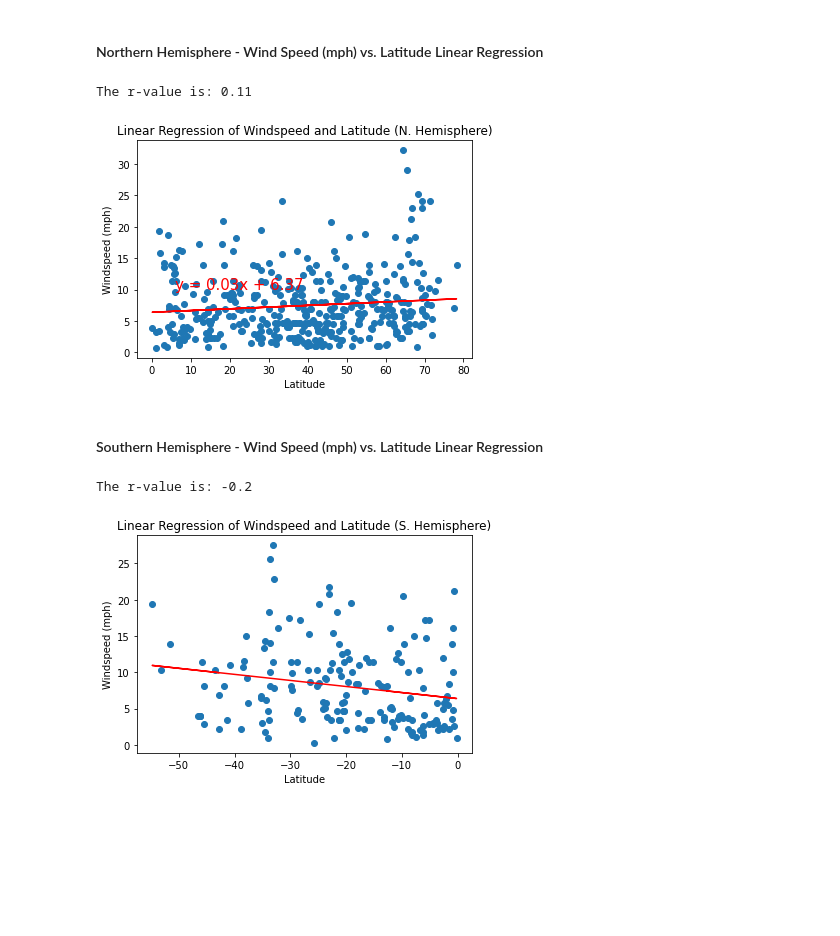
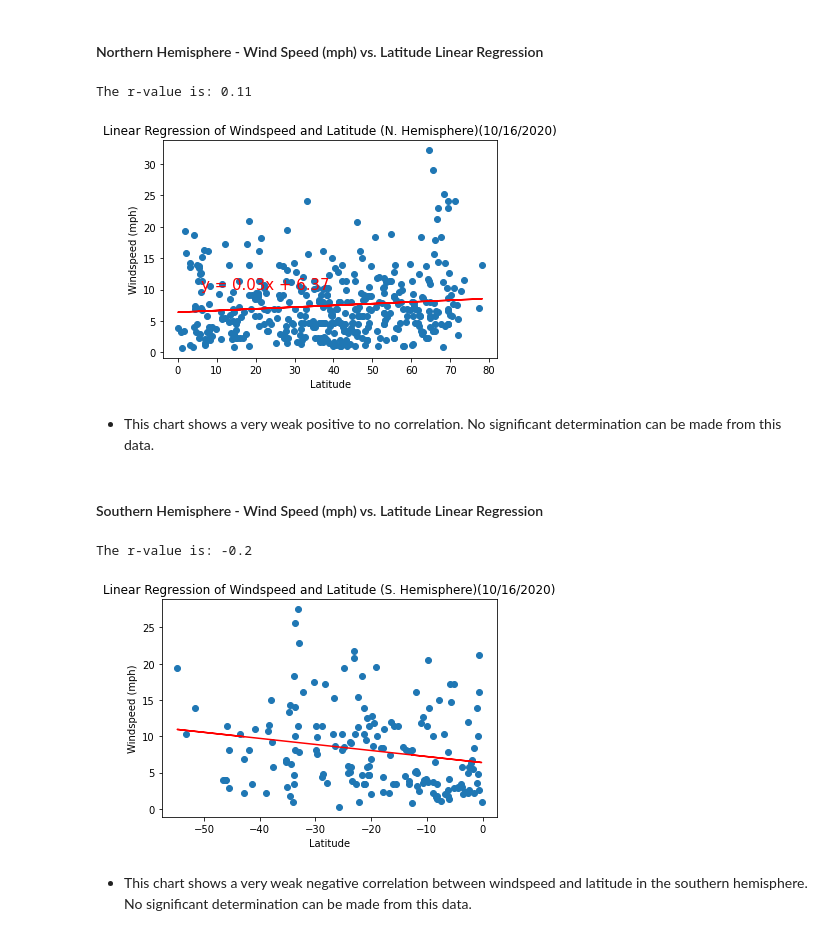
Before and after one commit to KKornegay/python-api-challenge, a Jupyter notebook: WeatherPy/WeatherPy.ipynb, the cells around one changed output. Saved outputs shown, nothing was run; the diff lists cells and outputs as text; code cells hidden in the pictures; blank space fills up the shorter version.

```diff
--- a/WeatherPy/WeatherPy.ipynb
+++ b/WeatherPy/WeatherPy.ipynb
@@ -481,33 +458,35 @@ The r-value is: 0.09
 # %%
 #define variables
 north_wind = north_hemi["Windspeed"]
 
 #calculate and print pearson coefficient
 print(f"The r-value is: {round(st.pearsonr(north_wind, north_lat)[0],2)}")
 
 #set variables for linear regression
 x_values = north_lat
 y_values = north_wind
 (slope, intercept, rvalue, pvalue, stderr) = st.linregress(x_values, y_values)
 regress_values = x_values * slope + intercept
 line_eq = "y = " + str(round(slope,2)) + "x + " + str(round(intercept,2))
 
 #chart regression and add labels and title
 plt.scatter(x_values,y_values)
 plt.plot(x_values,regress_values,"r-")
 plt.annotate(line_eq,(6,10),fontsize=15,color="red")
 plt.xlabel('Latitude')
 plt.ylabel('Windspeed (mph)')
-plt.title("Linear Regression of Windspeed and Latitude (N. Hemisphere)")
+plt.title(f"Linear Regression of Windspeed and Latitude (N. Hemisphere){date}")
 
 #save chart as png
 plt.savefig("output_data/N_Hemi_Windspeed_vs_Lat_regression.png")
 
 #display chart
 plt.show()
 # %% [output]
 The r-value is: 0.11
-[figure, old version]
+[figure, new version]
+# %% [markdown]
+* This chart shows a very weak positive to no correlation. No significant determination can be made from this data.
 # %% [markdown]
 ####  Southern Hemisphere - Wind Speed (mph) vs. Latitude Linear Regression
 # %%
@@ -530,7 +509,7 @@ plt.plot(x_values,regress_values,"r-")
 plt.annotate(line_eq,(6,10),fontsize=15,color="red")
 plt.xlabel('Latitude')
 plt.ylabel('Windspeed (mph)')
-plt.title("Linear Regression of Windspeed and Latitude (S. Hemisphere)")
+plt.title(f"Linear Regression of Windspeed and Latitude (S. Hemisphere){date}")
 
 #save chart as png
 plt.savefig("output_data/S_Hemi_Windspeed_vs_Lat_regression.png")
@@ -539,4 +518,6 @@ plt.savefig("output_data/S_Hemi_Windspeed_vs_Lat_regression.png")
 plt.show()
 # %% [output]
 The r-value is: -0.2
-[figure, old version]
+[figure, new version]
+# %% [markdown]
+* This chart shows a very weak negative correlation between windspeed and latitude in the southern hemisphere. No significant determination can be made from this data.
```
Also changed, not shown: parts of 32 cells of this notebook, 8 other files.
